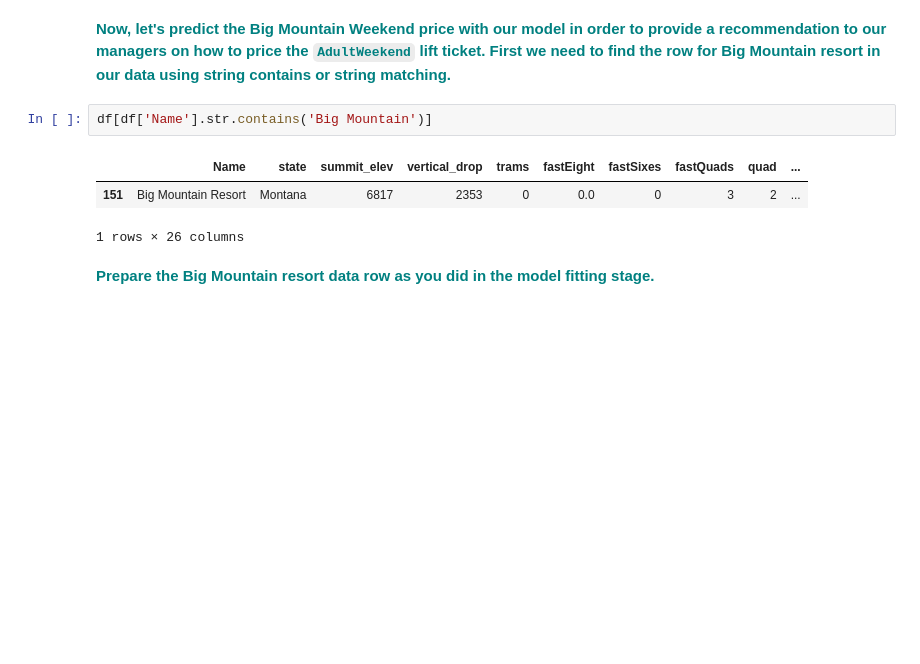
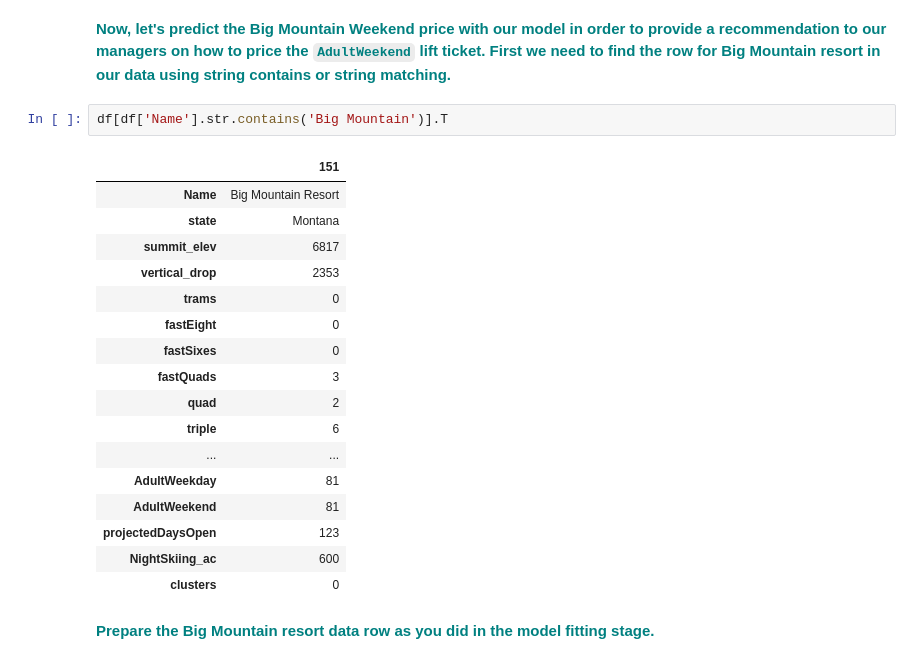
Before and after one commit to mkosik89/Springboard, a Jupyter notebook: GuidedCapstone/Notebook_stepsix.ipynb, the cells around one changed output. Saved outputs shown, nothing was run; the diff lists cells and outputs as text; blank space fills up the shorter version.

```diff
--- a/GuidedCapstone/Notebook_stepsix.ipynb
+++ b/GuidedCapstone/Notebook_stepsix.ipynb
@@ -119,11 +119,25 @@ y_pred = pipe.predict(X_test)
 # %% [markdown]
 **<font color='teal'> Now, let's predict the Big Mountain Weekend price with our model in order to provide a recommendation to our managers on how to price the `AdultWeekend` lift ticket. First we need to find the row for Big Mountain resort in our data using string contains or string matching.</font>**
 # %%
-df[df['Name'].str.contains('Big Mountain')]
+df[df['Name'].str.contains('Big Mountain')].T
 # %% [output]
-|  | Name | state | summit_elev | vertical_drop | trams | fastEight | fastSixes | fastQuads | quad | ... |
-| 151 | Big Mountain Resort | Montana | 6817 | 2353 | 0 | 0.0 | 0 | 3 | 2 | ... |
+|  | 151 |
+| Name | Big Mountain Resort |
+| state | Montana |
+| summit_elev | 6817 |
+| vertical_drop | 2353 |
+| trams | 0 |
+| fastEight | 0 |
+| fastSixes | 0 |
+| fastQuads | 3 |
+| quad | 2 |
+| triple | 6 |
+| ... | ... |
+| AdultWeekday | 81 |
+| AdultWeekend | 81 |
+| projectedDaysOpen | 123 |
+| NightSkiing_ac | 600 |
+| clusters | 0 |
-1 rows × 26 columns
 # %% [markdown]
 **<font color='teal'> Prepare the Big Mountain resort data row as you did in the model fitting stage.</font>**
 # %%
```
Also changed, not shown: parts of 4 cells of this notebook, 16 other files.
